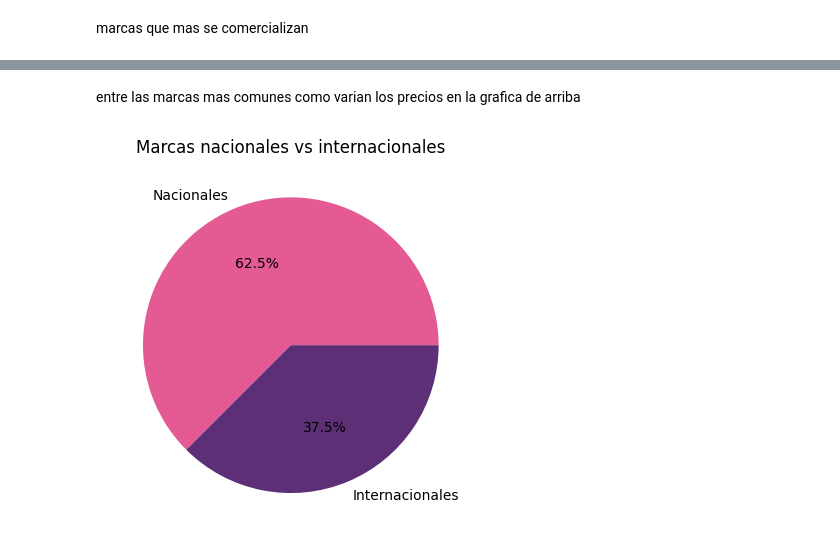
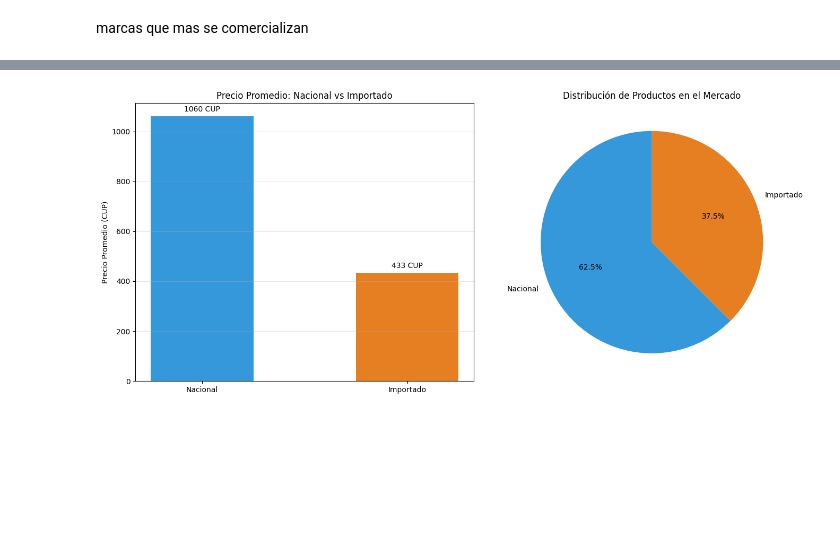
Before and after one commit to Aleinad-06/MYPIMES, a Jupyter notebook: main/main.ipynb, the cells around one changed output, grey strips where cells are left out. Drawn from its saved outputs; the diff is of its cells as text; code cells hidden in the pictures; blank space fills up the shorter version.

```diff
--- a/main/main.ipynb
+++ b/main/main.ipynb
@@ -113,9 +107,43 @@ plt.show()
-# %% [markdown]
-entre las marcas mas comunes como varian los precios
-en la grafica de arriba
-# %%
-from modules.graphs import porcentaje
-
-porcentaje(m_productos)
-# %% [output]
-[figure, removed]
+# %%
+from modules.graphs import promedio
+def analizar_nacional_vs_importado():
+
+    nacionales = []
+    importados = []
+
+    for tienda in m_productos:
+            if 'nacional' in tienda:
+                if tienda['nacional'] == True:
+                    nacionales.append(tienda['precio_cup'])
+                else:
+                    importados.append(tienda['precio_cup'])
+
+    promedio_nacional = promedio(nacionales)
+    promedio_importado = promedio(importados)
+
+    fig, (ax1, ax2) = plt.subplots(1, 2, figsize=(14, 6))
+
+    # barras
+    categorias = ['Nacional', 'Importado']
+    promedios = [promedio_nacional, promedio_importado]
+    colores_barras = ['#3498db', '#e67e22']
+
+    ax1.bar(categorias, promedios, color=colores_barras, width=0.5)
+    ax1.set_ylabel('Precio Promedio (CUP)')
+    ax1.set_title('Precio Promedio: Nacional vs Importado')
+    ax1.grid(axis='y', alpha=0.3)
+
+    for i, v in enumerate(promedios):
+        ax1.text(i, v + 20, f'{v:.0f} CUP', ha='center')
+
+    # pastel
+    cantidades = [len(nacionales), len(importados)]
+    ax2.pie(cantidades, labels=categorias, autopct='%1.1f%%', colors=colores_barras, startangle=90)
+    ax2.set_title('Distribución de Productos en el Mercado')
+
+    plt.tight_layout()
+    plt.show()
+
+analizar_nacional_vs_importado()
+# %% [output]
+[figure, added]
```
Also changed, not shown: parts of 13 cells of this notebook, 11 other files.
